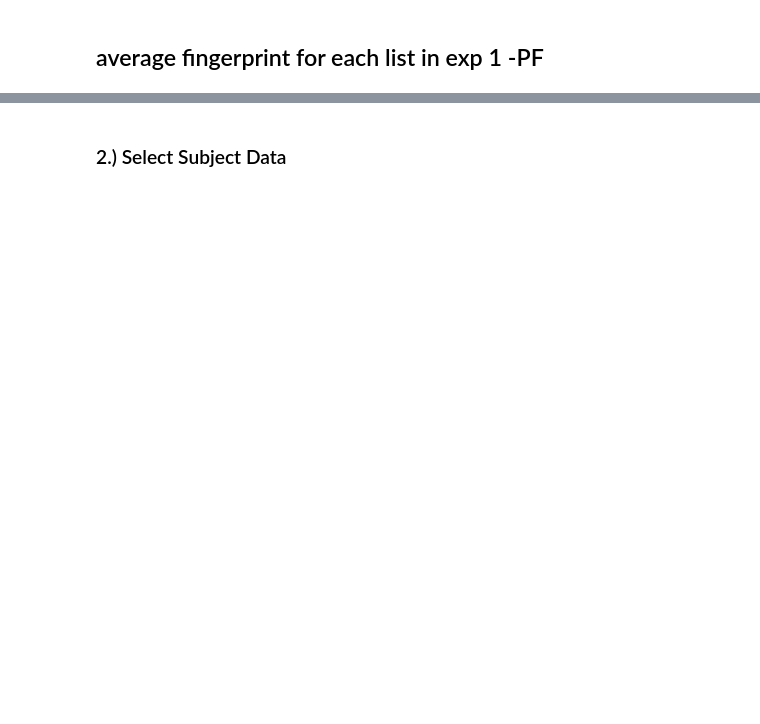
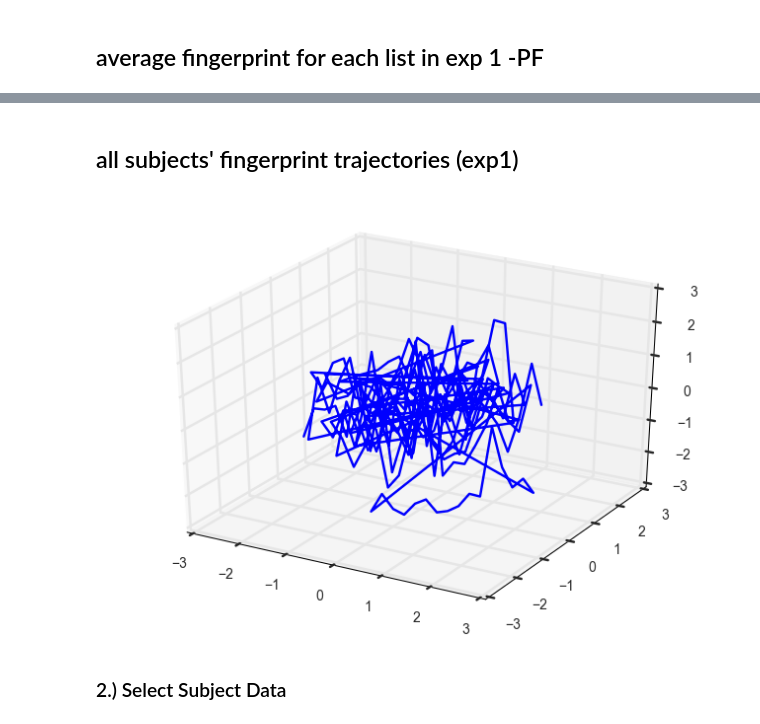
Before and after one commit to ContextLab/FRFR-analyses, a Jupyter notebook: notebooks/FRFR-analyses-1.0-PF.ipynb, the cells around one changed output, grey strips where cells are left out. Saved outputs shown, nothing was run; the diff lists cells and outputs as text; code cells hidden in the pictures; blank space fills up the shorter version.

```diff
--- a/notebooks/FRFR-analyses-1.0-PF.ipynb
+++ b/notebooks/FRFR-analyses-1.0-PF.ipynb
@@ -669,3 +680,14 @@ exp1listfingerprintsDF
+# %% [markdown]
+<h2>all subjects' fingerprint trajectories (exp1)</h2>
+# %%
+# hypertools plot of all experiment 1 subjects' fingerprint trajectories
+# here's Jeremy's instruction for this one: hypertools plot of all subjects' fingerprint trajectories (for exp1)
+hyp.plot(exp1fingerprintsDF, color='b')
+
+# tried to make each subject's color different using "group=fingerprints" and get TypeError: unhashable type: 'dict'
+# tried to make each subject's color different using "group=subids" and the plot displays, but no data lines display
+# %% [output]
+[figure, added]
 # %% [markdown]
 ### 2.) Select Subject Data
 # %%
```
Also changed, not shown: parts of 4 cells of this notebook.
